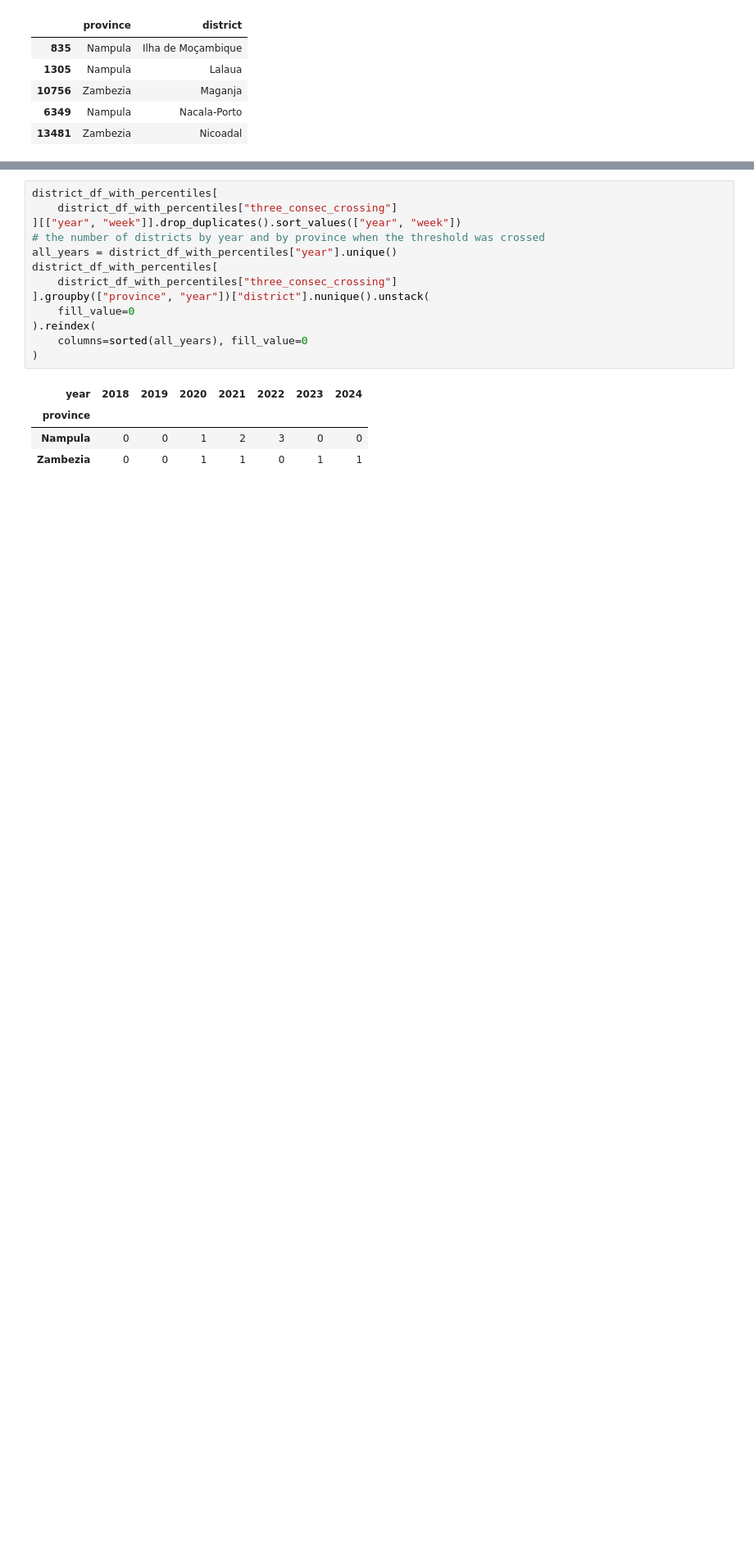
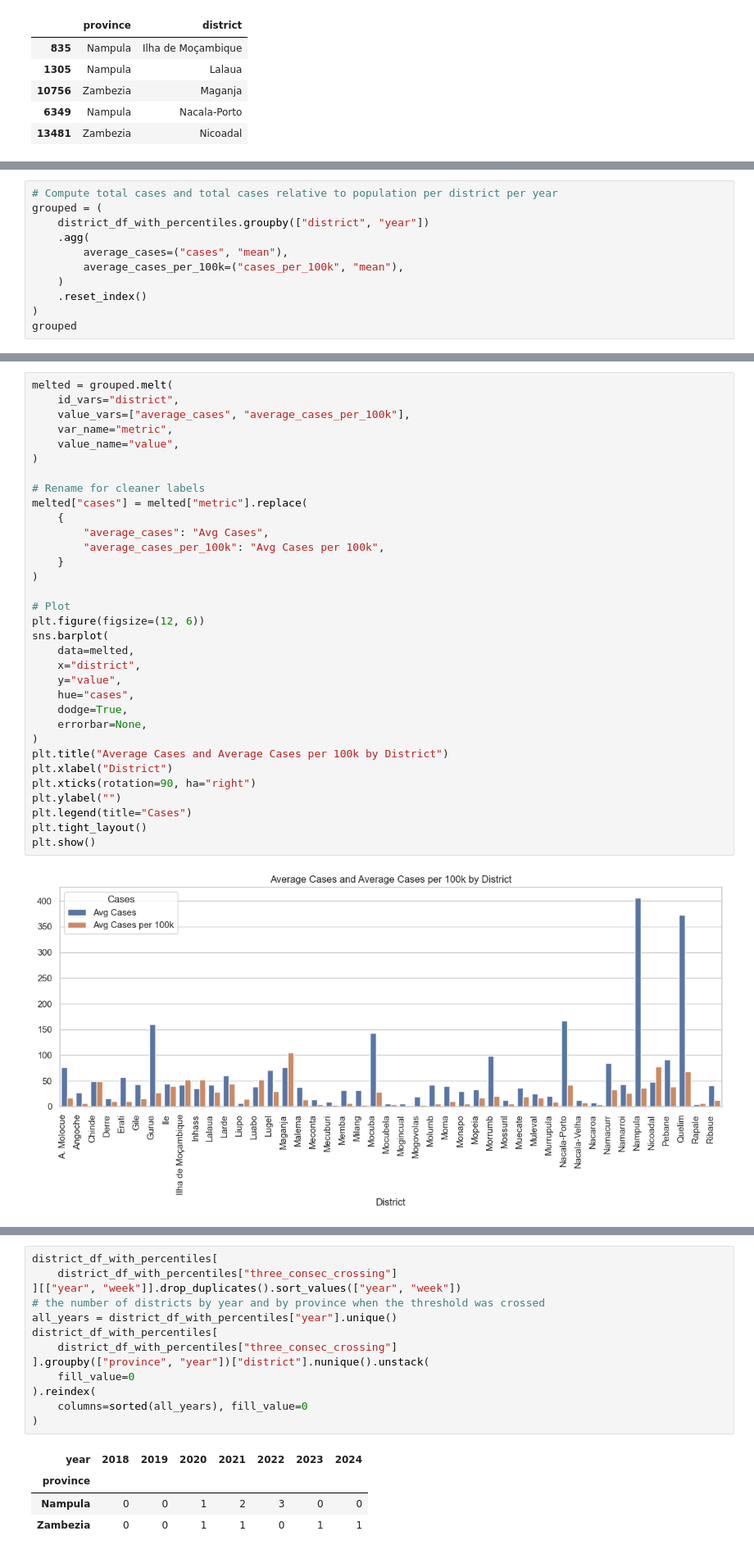
Before and after one commit to OCHA-DAP/ds-aa-moz-cholera, a Jupyter notebook: analysis/01.2_normalising_by_population.ipynb, the cells around one changed output, grey strips where cells are left out. Shown at 82% size. Saved outputs shown, nothing was run; the diff lists cells and outputs as text; blank space fills up the shorter version.

```diff
--- a/analysis/01.2_normalising_by_population.ipynb
+++ b/analysis/01.2_normalising_by_population.ipynb
@@ -277,3 +278,14 @@ district_df_with_percentiles[
 | 6355 | Nampula | Nacala-Porto | 2021 | 12 | 366 | nacala-porto | Nacala | 2021-03-22 | Nacala | Nampula | ... |
 | 6402 | Nampula | Nacala-Porto | 2022 | 7 | 470 | nacala-porto | Nacala | 2022-02-14 | Nacala | Nampula | ... |
 | 13481 | Zambezia | Nicoadal | 2023 | 14 | 118 | nicoadal | Nicoadala | 2023-04-03 | Nicoadala | Zambezia | ... |
+# %%
+# Compute total cases and total cases relative to population per district per year
+grouped = (
+    district_df_with_percentiles.groupby(["district", "year"])
+    .agg(
+        average_cases=("cases", "mean"),
+        average_cases_per_100k=("cases_per_100k", "mean"),
+    )
+    .reset_index()
+)
+grouped
@@ -279,0 +306,35 @@ district_df_with_percentiles[
+# %%
+melted = grouped.melt(
+    id_vars="district",
+    value_vars=["average_cases", "average_cases_per_100k"],
+    var_name="metric",
+    value_name="value",
+)
+
+# Rename for cleaner labels
+melted["cases"] = melted["metric"].replace(
+    {
+        "average_cases": "Avg Cases",
+        "average_cases_per_100k": "Avg Cases per 100k",
+    }
+)
+
+# Plot
+plt.figure(figsize=(12, 6))
+sns.barplot(
+    data=melted,
+    x="district",
+    y="value",
+    hue="cases",
+    dodge=True,
+    errorbar=None,
+)
+plt.title("Average Cases and Average Cases per 100k by District")
+plt.xlabel("District")
+plt.xticks(rotation=90, ha="right")
+plt.ylabel("")
+plt.legend(title="Cases")
+plt.tight_layout()
+plt.show()
+# %% [output]
+[figure, added]
```
Also changed, not shown: parts of 9 cells of this notebook, 1 other file.
